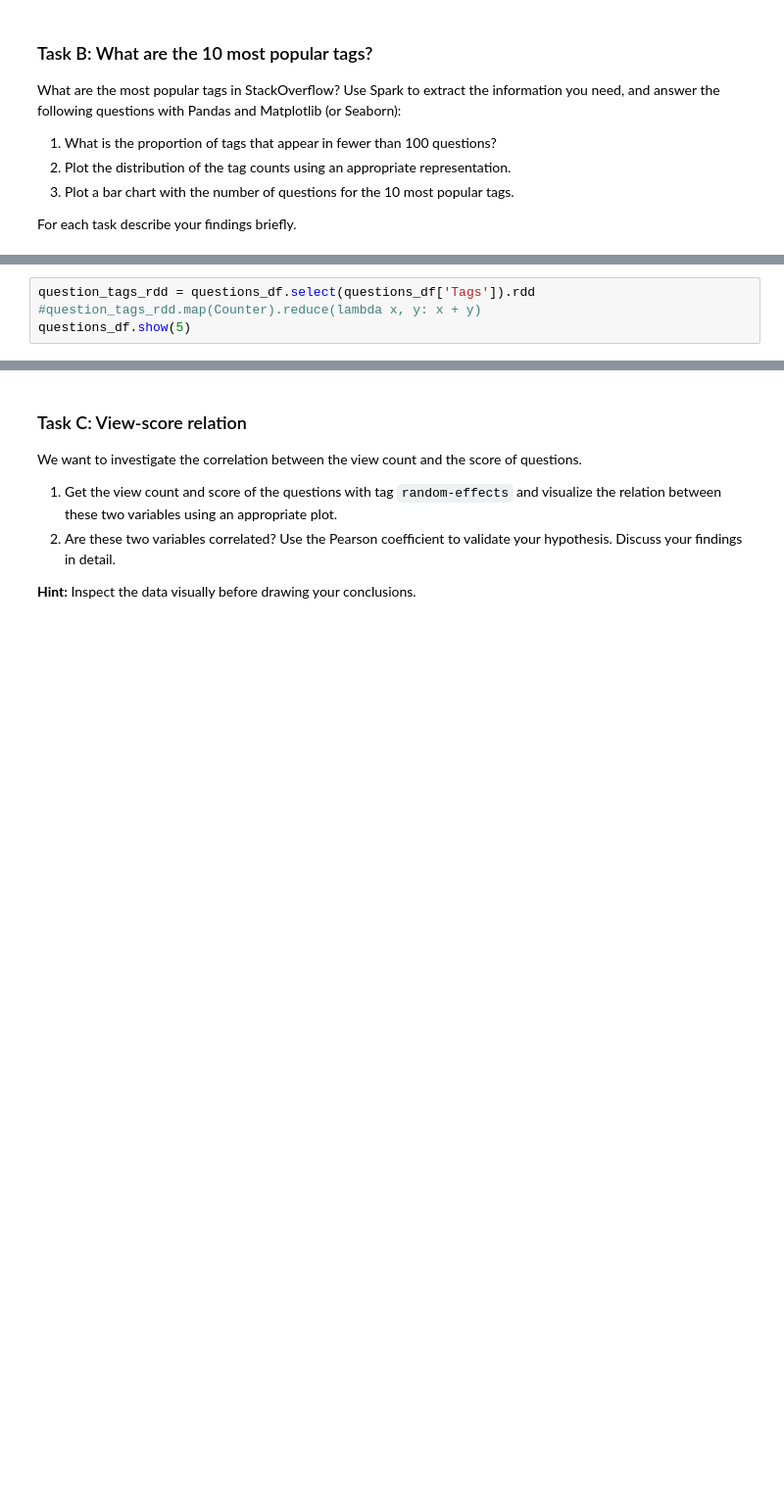
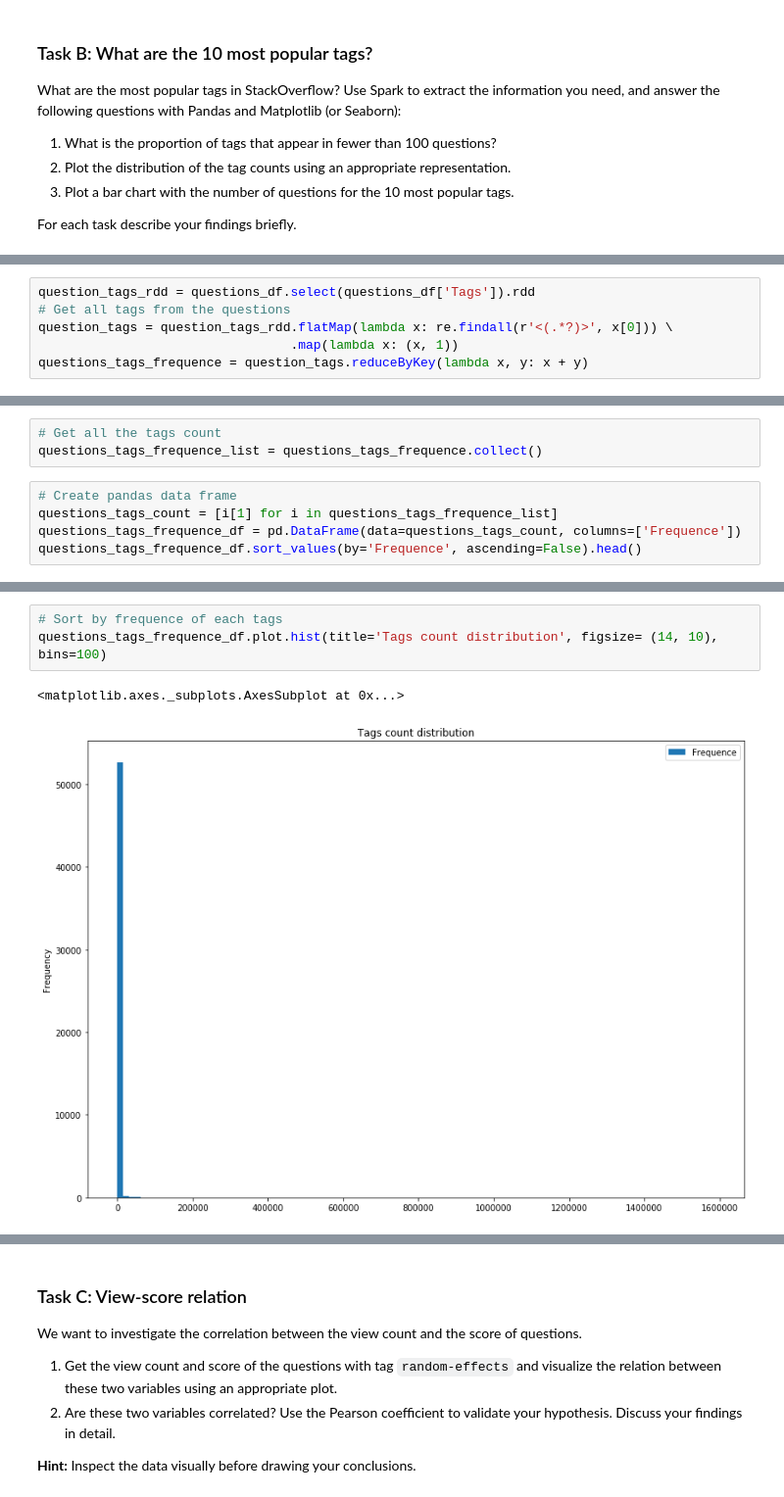
Before and after one commit to Sytta/ADA2018-Homework-CANada, a Jupyter notebook: 03 - Spark and Reading the Stats/Homework3.ipynb, the cells around one changed output, grey strips where cells are left out. Shown: that part at 98% size. Saved outputs shown, nothing was run; the diff lists cells and outputs as text; blank space fills up the shorter version.

```diff
--- a/03 - Spark and Reading the Stats/Homework3.ipynb
+++ b/03 - Spark and Reading the Stats/Homework3.ipynb
@@ -214,4 +199,6 @@ def count_frequence(x):
 # %%
 question_tags_rdd = questions_df.select(questions_df['Tags']).rdd
-#question_tags_rdd.map(Counter).reduce(lambda x, y: x + y)
-questions_df.show(5)
+# Get all tags from the questions
+question_tags = question_tags_rdd.flatMap(lambda x: re.findall(r'<(.*?)>', x[0])) \
+                                 .map(lambda x: (x, 1))
+questions_tags_frequence = question_tags.reduceByKey(lambda x, y: x + y)
@@ -258,0 +219,8 @@ Counter({'apples': 1, 'oranges': 1})
+# %%
+# Get all the tags count
+questions_tags_frequence_list = questions_tags_frequence.collect()
+# %%
+# Create pandas data frame
+questions_tags_count = [i[1] for i in questions_tags_frequence_list]
+questions_tags_frequence_df = pd.DataFrame(data=questions_tags_count, columns=['Frequence'])
+questions_tags_frequence_df.sort_values(by='Frequence', ascending=False).head()
@@ -258,0 +234,6 @@ Counter({'apples': 1, 'oranges': 1})
+# %%
+# Sort by frequence of each tags
+questions_tags_frequence_df.plot.hist(title='Tags count distribution', figsize= (14, 10), bins=100)
+# %% [output]
+<matplotlib.axes._subplots.AxesSubplot at 0x...>
+[figure, added]
```
Also changed, not shown: parts of 54 cells of this notebook.
